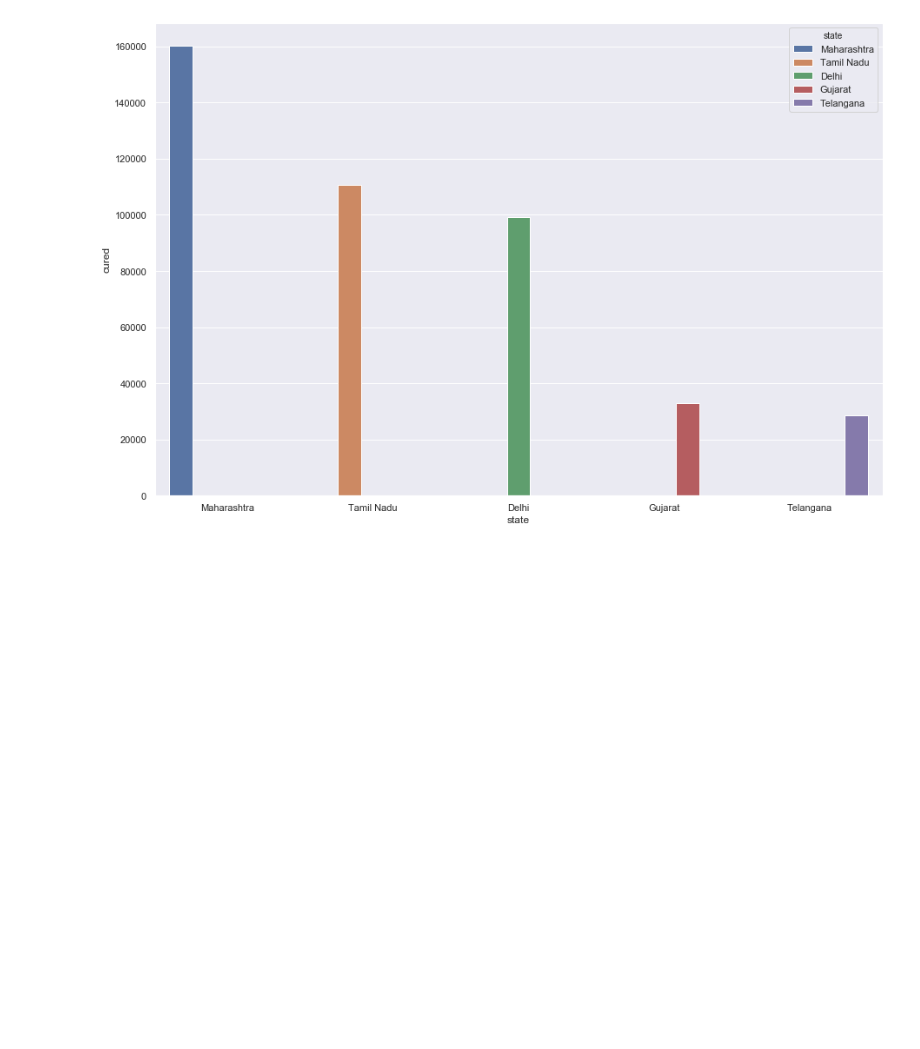
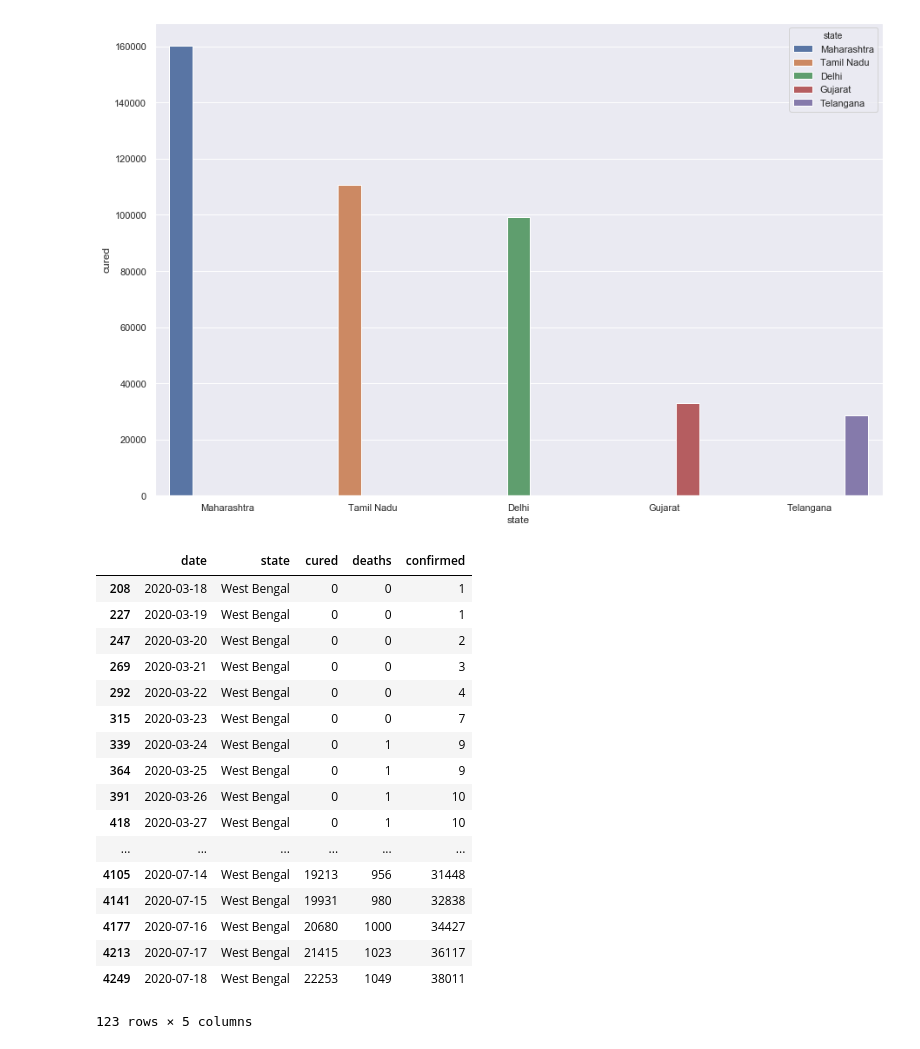
Before and after one commit to SubhabrataOreo/Covid-19-India, a Jupyter notebook: Covid_India_New.ipynb, the cells around one changed output. Saved outputs shown, nothing was run; the diff lists cells and outputs as text; code cells hidden in the pictures; blank space fills up the shorter version.

```diff
--- a/Covid_India_New.ipynb
+++ b/Covid_India_New.ipynb
@@ -178,0 +181,21 @@ plt.show()
+# %%
+WB
+# %% [output]
+|  | date | state | cured | deaths | confirmed |
+| 208 | 2020-03-18 | West Bengal | 0 | 0 | 1 |
+| 227 | 2020-03-19 | West Bengal | 0 | 0 | 1 |
+| 247 | 2020-03-20 | West Bengal | 0 | 0 | 2 |
+| 269 | 2020-03-21 | West Bengal | 0 | 0 | 3 |
+| 292 | 2020-03-22 | West Bengal | 0 | 0 | 4 |
+| 315 | 2020-03-23 | West Bengal | 0 | 0 | 7 |
+| 339 | 2020-03-24 | West Bengal | 0 | 1 | 9 |
+| 364 | 2020-03-25 | West Bengal | 0 | 1 | 9 |
+| 391 | 2020-03-26 | West Bengal | 0 | 1 | 10 |
+| 418 | 2020-03-27 | West Bengal | 0 | 1 | 10 |
+| ... | ... | ... | ... | ... | ... |
+| 4105 | 2020-07-14 | West Bengal | 19213 | 956 | 31448 |
+| 4141 | 2020-07-15 | West Bengal | 19931 | 980 | 32838 |
+| 4177 | 2020-07-16 | West Bengal | 20680 | 1000 | 34427 |
+| 4213 | 2020-07-17 | West Bengal | 21415 | 1023 | 36117 |
+| 4249 | 2020-07-18 | West Bengal | 22253 | 1049 | 38011 |
+123 rows × 5 columns
```
Also changed, not shown: parts of 6 cells of this notebook.
